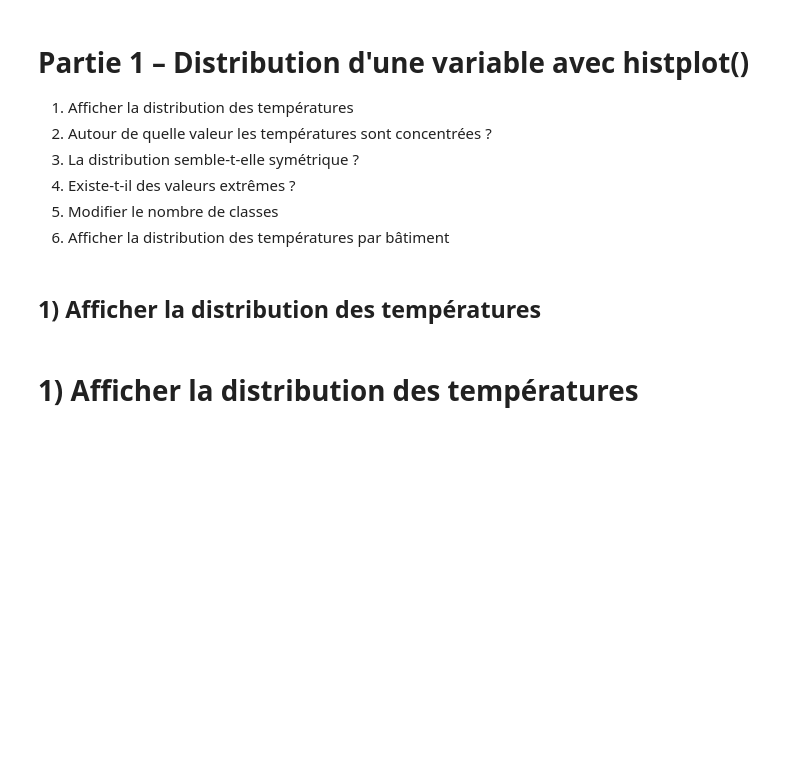
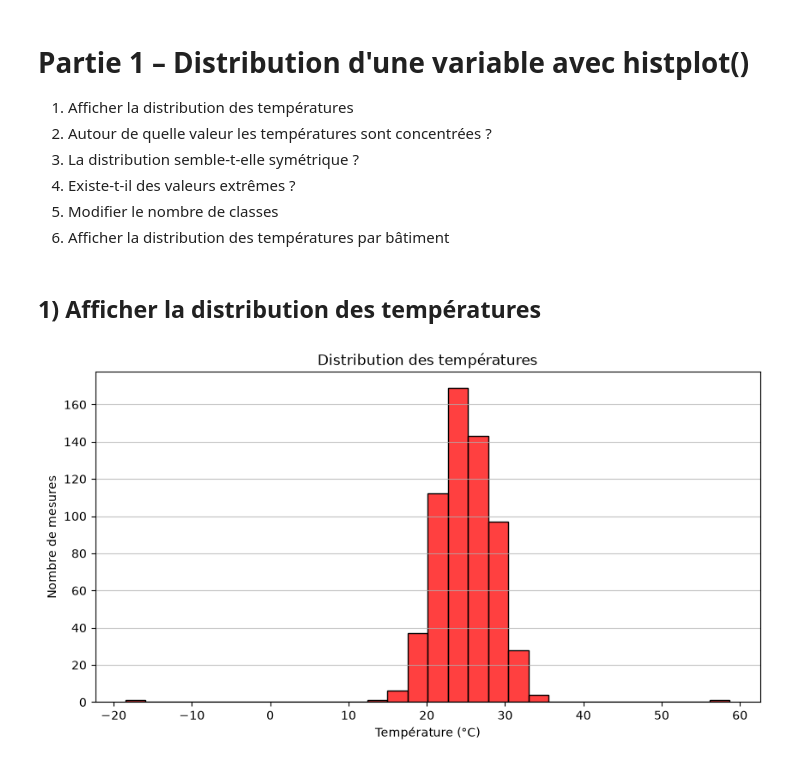
Before and after one commit to Mayra-99/atelier_seaborn_iot, a Jupyter notebook: notebooks/atelier_seaborn_iot.ipynb, the cells around one changed output. Cells and saved outputs as stored; diff of their text form; code cells hidden in the pictures; blank space fills up the shorter version.

Commit message:
Partie 1 : distribution des temperatures avec histplot, globale et par batiment

```diff
--- a/notebooks/atelier_seaborn_iot.ipynb
+++ b/notebooks/atelier_seaborn_iot.ipynb
@@ -65,5 +65,14 @@ memory usage: 42.7 KB
  6) Afficher la distribution des températures par bâtiment
 # %% [markdown]
 ##  1) Afficher la distribution des températures
-# %% [markdown]
-#  1) Afficher la distribution des températures
+# %%
+plt.figure(figsize=(10, 5))
+
+sns.histplot(data=df, x="temperature" , bins=30, color="red")
+plt.title("Distribution des températures")
+plt.xlabel("Température (°C)")
+plt.ylabel("Nombre de mesures")
+plt.grid(axis='y', alpha=0.75)
+plt.show()
+# %% [output]
+[figure, added]
```
Also changed, not shown: parts of 9 cells of this notebook.
